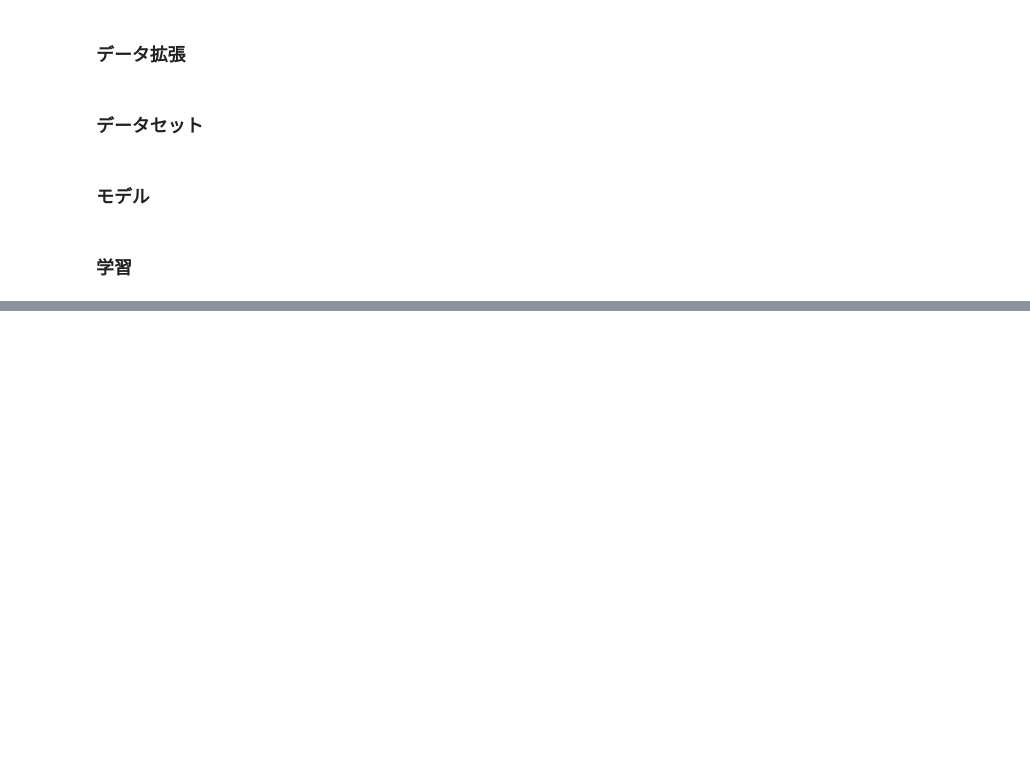
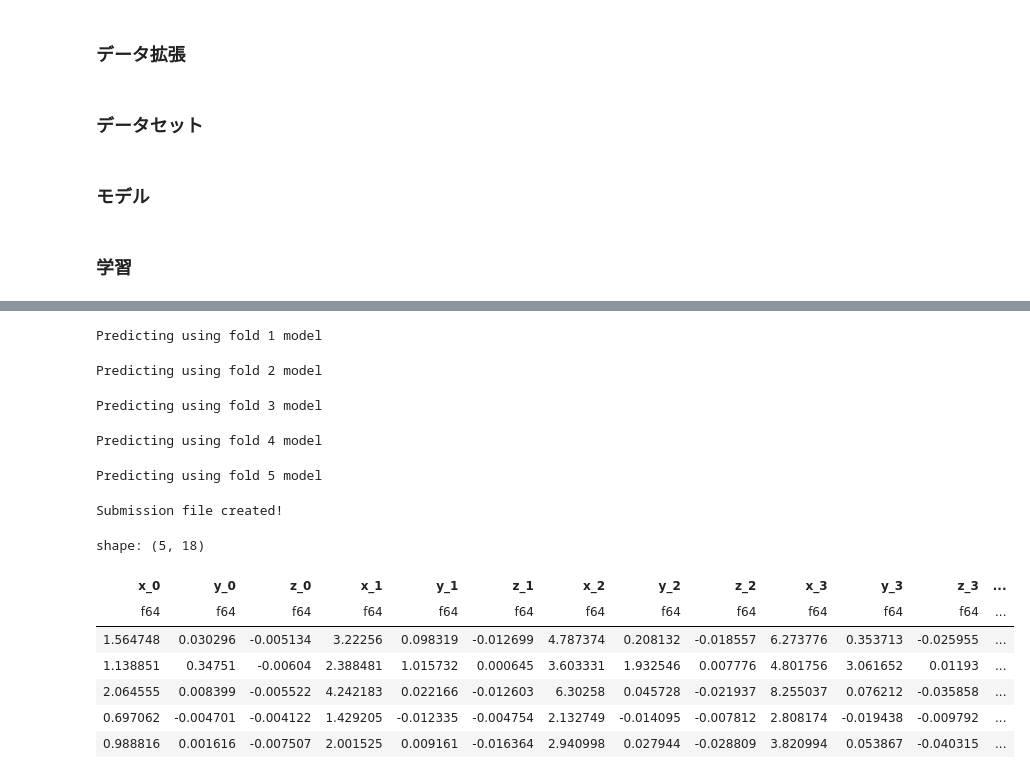
Before and after one commit to marumarukun/atmacup_18, a Jupyter notebook: exp/002/run.ipynb, the cells around one changed output, grey strips where cells are left out. Drawn from its saved outputs; the diff is of its cells as text; code cells hidden in the pictures; blank space fills up the shorter version.

```diff
--- a/exp/002/run.ipynb
+++ b/exp/002/run.ipynb
@@ -190,6 +193,12 @@ class CustomModel(nn.Module):
 model = CustomModel(cfg.cnn)
 # %% [markdown]
 ### 学習
+# %%
+DEBUG = False
+
+if DEBUG:
+    cfg.cnn.num_epochs = 1
+    train = train.head(100)
 # %%
 # 実験結果格納用のディレクトリを作成
 japan_tz = pytz.timezone("Asia/Tokyo")
@@ -262,9 +271,7 @@ for fold, (train_idx, valid_idx) in enumerate(gkf.split(train, groups=train["sce
     model.eval()
 
     valid_dataset = CustomDataset(train[valid_idx], cfg.data.img_root, transform=get_valid_transform())
-    valid_loader = DataLoader(
-        valid_dataset, batch_size=cfg.cnn.batch_size, shuffle=False, num_workers=cfg.cnn.num_workers, pin_memory=True
-    )
+    valid_loader = DataLoader(valid_dataset, batch_size=cfg.cnn.batch_size, shuffle=False)
 
     with torch.no_grad():
         for i, (images, _) in enumerate(valid_loader):
@@ -304,0 +310,54 @@ Epoch 8, Valid Loss: 0.6058
+# %%
+# testの推論
+test_dataset = CustomDataset(test, cfg.data.img_root, transform=get_valid_transform(), is_train=False)
+test_loader = DataLoader(test_dataset, batch_size=cfg.cnn.batch_size, shuffle=False)
+
+# 5fold分の予測値を格納する配列
+test_predictions = np.zeros((len(test), len(cfg.target_cols), cfg.n_splits))
+
+# 各foldのモデルで予測
+for fold in range(cfg.n_splits):
+    print(f"Predicting using fold {fold + 1} model")
+
+    # モデルの読み込み
+    model = CustomModel(cfg.cnn).to(device)
+    model.load_state_dict(torch.load(f"{cfg.data.results_path}/model_fold{fold}.pth"))
+    model.eval()
+
+    fold_predictions = []
+    with torch.no_grad():
+        for images in tqdm(test_loader):
+            images = images.to(device)
+            outputs = model(images)
+            fold_predictions.append(outputs.cpu().numpy())
+
+    # バッチごとの予測を結合
+    fold_predictions = np.concatenate(fold_predictions, axis=0)
+    test_predictions[:, :, fold] = fold_predictions
+
+# 5fold分の予測値の平均を計算
+final_predictions = test_predictions.mean(axis=2)
+
+# submissionファイルの作成
+exprs = [pl.Series(final_predictions[:, i]).alias(cfg.target_cols[i]) for i in range(len(cfg.target_cols))]
+submission = sample_submission.with_columns(exprs)
+submission.write_csv(f"{cfg.data.results_path}/submission.csv")
+print("Submission file created!")
+
+# 確認
+submission.head()
+# %% [output]
+Predicting using fold 1 model
+Predicting using fold 2 model
+Predicting using fold 3 model
+Predicting using fold 4 model
+Predicting using fold 5 model
+Submission file created!
+shape: (5, 18)
+| x_0 | y_0 | z_0 | x_1 | y_1 | z_1 | x_2 | y_2 | z_2 | x_3 | y_3 | z_3 | ... |
+| f64 | f64 | f64 | f64 | f64 | f64 | f64 | f64 | f64 | f64 | f64 | f64 | ... |
+| 1.564748 | 0.030296 | -0.005134 | 3.22256 | 0.098319 | -0.012699 | 4.787374 | 0.208132 | -0.018557 | 6.273776 | 0.353713 | -0.025955 | ... |
+| 1.138851 | 0.34751 | -0.00604 | 2.388481 | 1.015732 | 0.000645 | 3.603331 | 1.932546 | 0.007776 | 4.801756 | 3.061652 | 0.01193 | ... |
+| 2.064555 | 0.008399 | -0.005522 | 4.242183 | 0.022166 | -0.012603 | 6.30258 | 0.045728 | -0.021937 | 8.255037 | 0.076212 | -0.035858 | ... |
+| 0.697062 | -0.004701 | -0.004122 | 1.429205 | -0.012335 | -0.004754 | 2.132749 | -0.014095 | -0.007812 | 2.808174 | -0.019438 | -0.009792 | ... |
+| 0.988816 | 0.001616 | -0.007507 | 2.001525 | 0.009161 | -0.016364 | 2.940998 | 0.027944 | -0.028809 | 3.820994 | 0.053867 | -0.040315 | ... |
```
Also changed, not shown: parts of 3 cells of this notebook, 1 other file.
